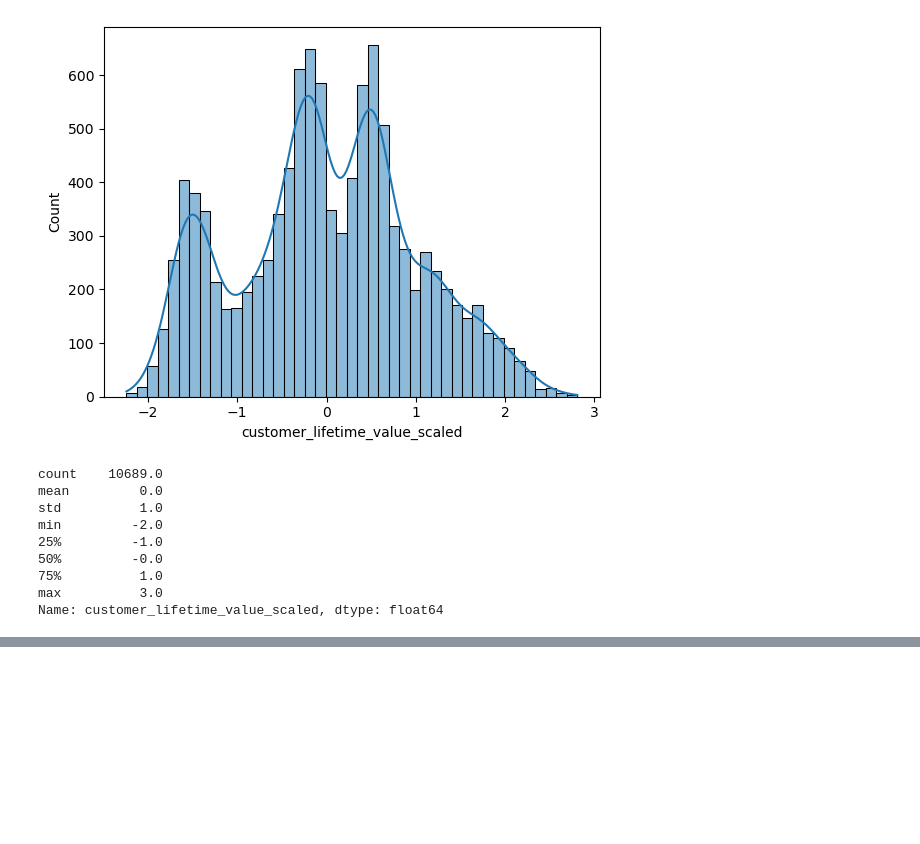
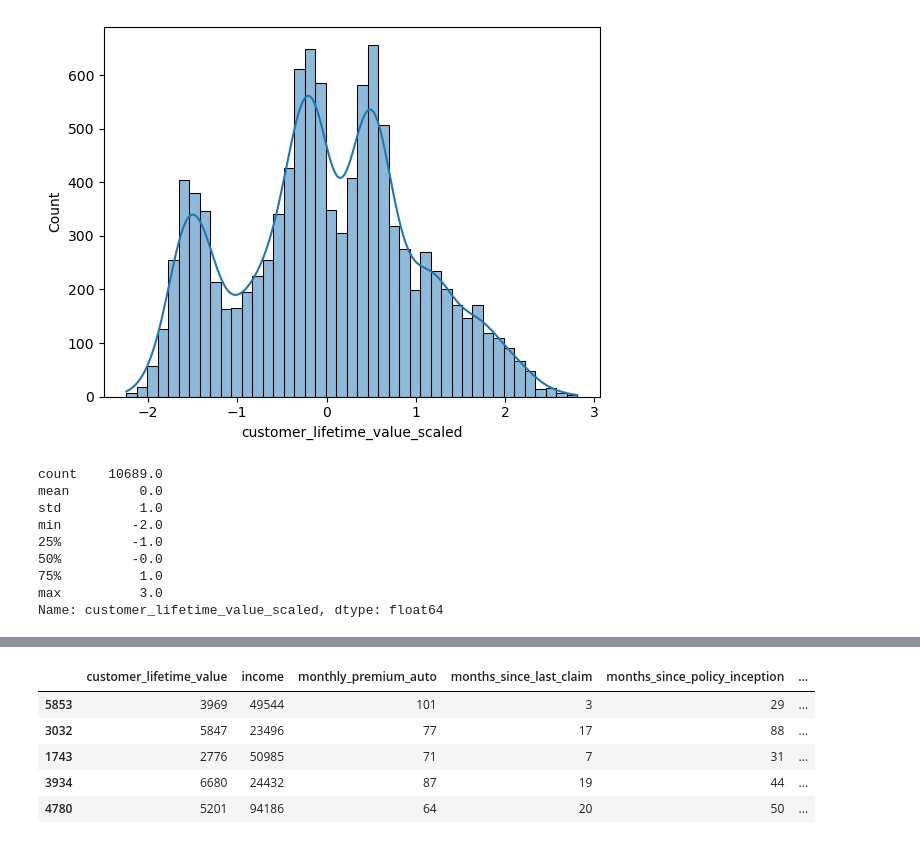
Before and after one commit to LaurensDu/IH_Labs_submissions_Laurens, a Jupyter notebook: week_4/data_transformation_lab.ipynb, the cells around one changed output, grey strips where cells are left out. Saved outputs shown, nothing was run; the diff lists cells and outputs as text; code cells hidden in the pictures; blank space fills up the shorter version.

```diff
--- a/week_4/data_transformation_lab.ipynb
+++ b/week_4/data_transformation_lab.ipynb
@@ -83,0 +108,5 @@ Name: customer_lifetime_value_scaled, dtype: float64
+# %%
+# dropping the scaled columns
+numericals = numericals.drop(['income_scaled', 'customer_lifetime_value_scaled'], axis=1)
+# %%
+tt_ratio = 0.3 # test/train
@@ -83,0 +123,12 @@ Name: customer_lifetime_value_scaled, dtype: float64
+# %%
+X_train, X_test, y_train, y_test = train_test_split(X, y, test_size=tt_ratio)
+X_train = pd.DataFrame(X_train)
+X_test = pd.DataFrame(X_test)
+X_train.head(5)
+# %% [output]
+|  | customer_lifetime_value | income | monthly_premium_auto | months_since_last_claim | months_since_policy_inception | ... |
+| 5853 | 3969 | 49544 | 101 | 3 | 29 | ... |
+| 3032 | 5847 | 23496 | 77 | 17 | 88 | ... |
+| 1743 | 2776 | 50985 | 71 | 7 | 31 | ... |
+| 3934 | 6680 | 24432 | 87 | 19 | 44 | ... |
+| 4780 | 5201 | 94186 | 64 | 20 | 50 | ... |
```
Also changed, not shown: parts of 12 cells of this notebook.
